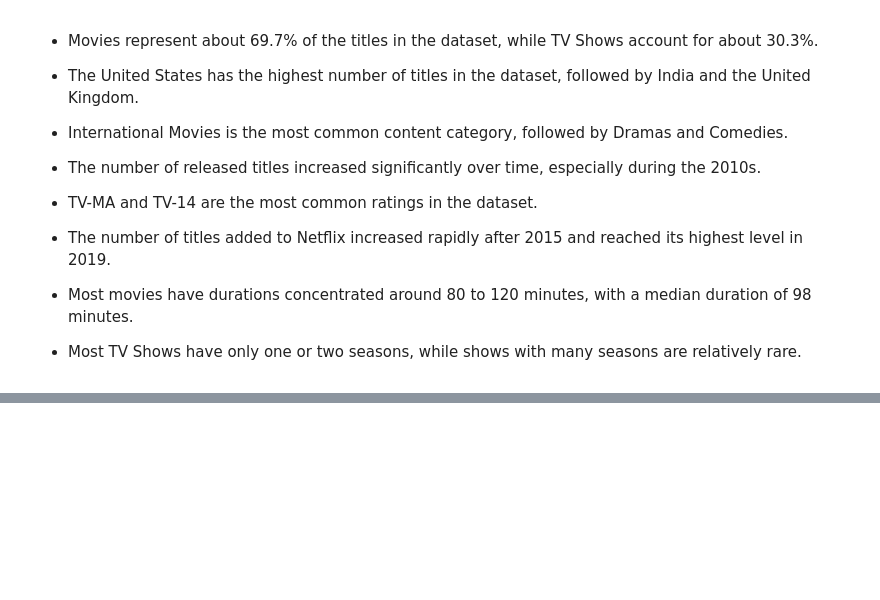
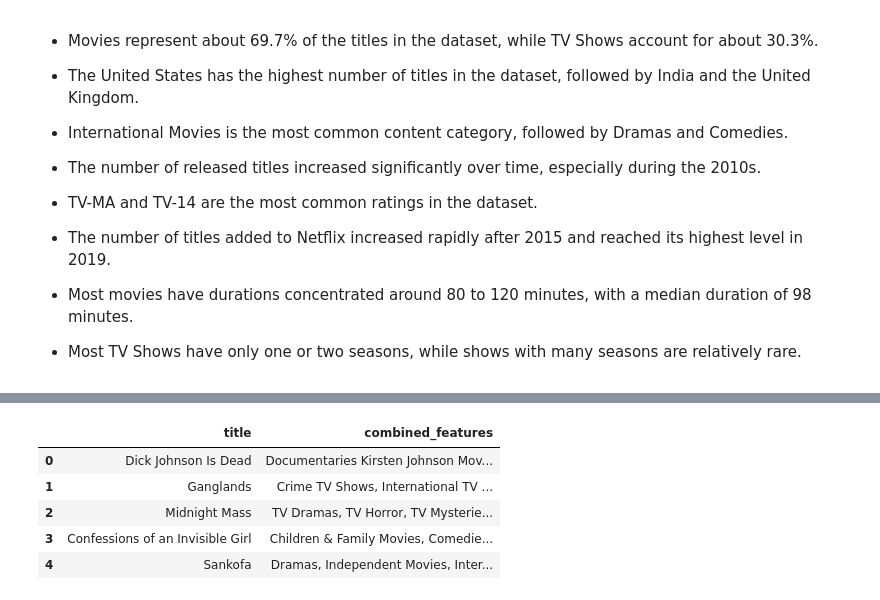
Before and after one commit to ahmedmamdouh111/Netflix-data-science-internship, a Jupyter notebook: Netflix_Data_Science_Internship.ipynb, the cells around one changed output, grey strips where cells are left out. Drawn from its saved outputs; the diff is of its cells as text; code cells hidden in the pictures; blank space fills up the shorter version.

```diff
--- a/Netflix_Data_Science_Internship.ipynb
+++ b/Netflix_Data_Science_Internship.ipynb
@@ -673,0 +760,9 @@ Most TV Shows in the dataset have only one season, followed by shows with two se
+# %%
+rec_data[['title', 'combined_features']].head()
+# %% [output]
+|  | title | combined_features |
+| 0 | Dick Johnson Is Dead | Documentaries Kirsten Johnson Mov... |
+| 1 | Ganglands | Crime TV Shows, International TV ... |
+| 2 | Midnight Mass | TV Dramas, TV Horror, TV Mysterie... |
+| 3 | Confessions of an Invisible Girl | Children & Family Movies, Comedie... |
+| 4 | Sankofa | Dramas, Independent Movies, Inter... |
```
Also changed, not shown: parts of 21 cells of this notebook.
